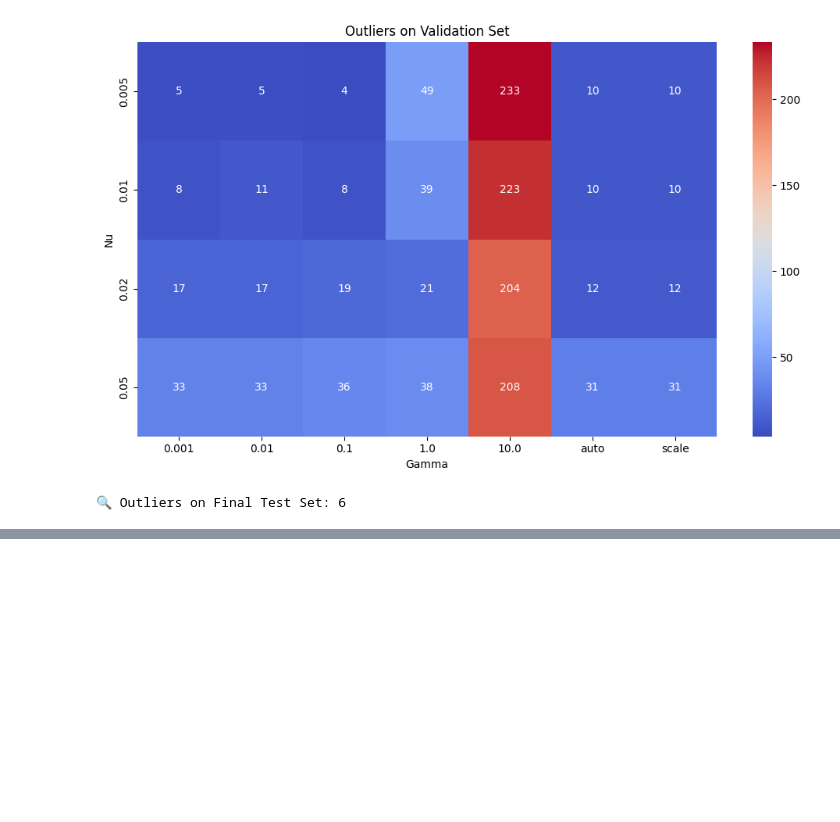
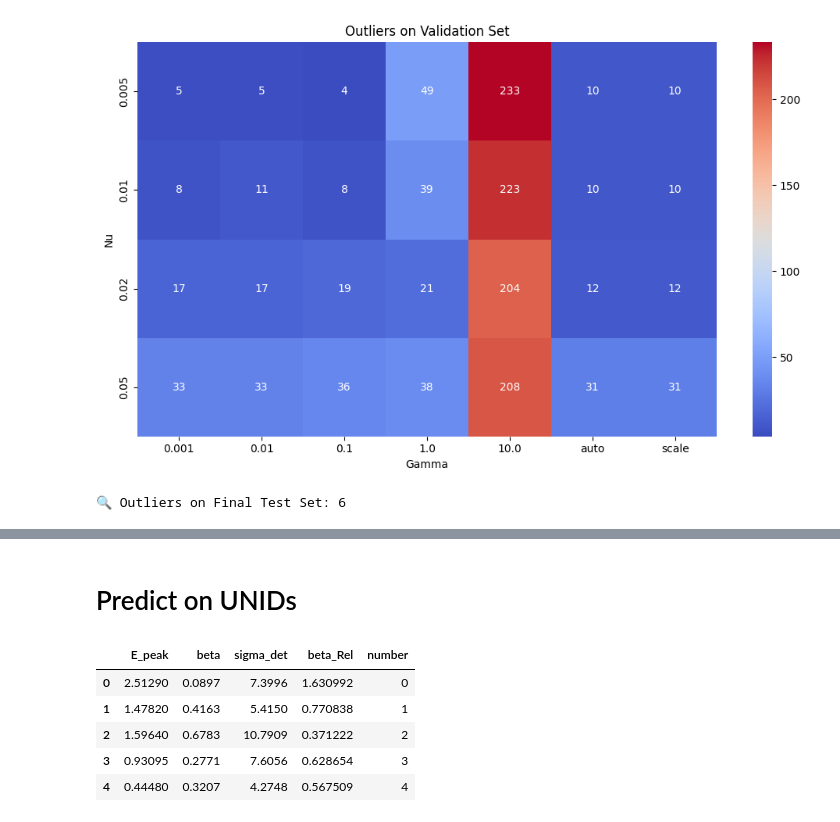
Before and after one commit to martacanirome4/DarkMatter_ML_TFG, a Jupyter notebook: notebooks/OCSVM_trained.ipynb, the cells around one changed output, grey strips where cells are left out. Saved outputs shown, nothing was run; the diff lists cells and outputs as text; code cells hidden in the pictures; blank space fills up the shorter version.

```diff
--- a/notebooks/OCSVM_trained.ipynb
+++ b/notebooks/OCSVM_trained.ipynb
@@ -121,0 +156,14 @@ plt.show()
+# %% [markdown]
+# Predict on UNIDs
+# %%
+# Load the full dataset
+unids_path = "../data/raw/unids_3F_beta_err_names.txt"
+df_unids = pd.read_csv(unids_path, sep='\s+')
+df_unids.head()
+# %% [output]
+|  | E_peak | beta | sigma_det | beta_Rel | number |
+| 0 | 2.51290 | 0.0897 | 7.3996 | 1.630992 | 0 |
+| 1 | 1.47820 | 0.4163 | 5.4150 | 0.770838 | 1 |
+| 2 | 1.59640 | 0.6783 | 10.7909 | 0.371222 | 2 |
+| 3 | 0.93095 | 0.2771 | 7.6056 | 0.628654 | 3 |
+| 4 | 0.44480 | 0.3207 | 4.2748 | 0.567509 | 4 |
```
Also changed, not shown: parts of 11 cells of this notebook.
